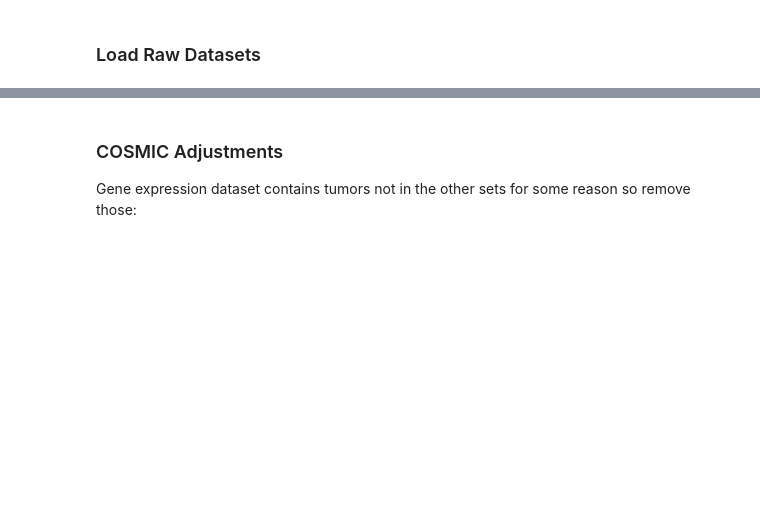
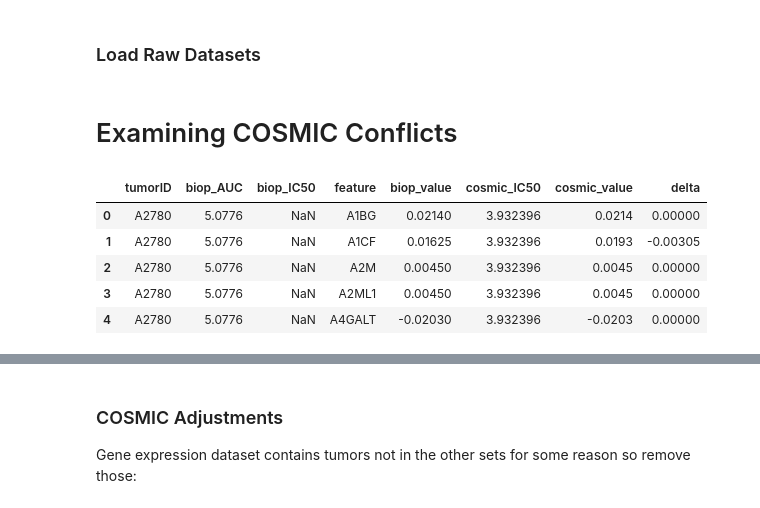
Before and after one commit to eric-czech/portfolio, a Jupyter notebook: demonstrative/python/notebooks/meetups/genomics_analytics/0_initial_analysis.ipynb, the cells around one changed output, grey strips where cells are left out. Drawn from its saved outputs; the diff is of its cells as text; code cells hidden in the pictures; blank space fills up the shorter version.

```diff
--- a/demonstrative/python/notebooks/meetups/genomics_analytics/0_initial_analysis.ipynb
+++ b/demonstrative/python/notebooks/meetups/genomics_analytics/0_initial_analysis.ipynb
@@ -69,3 +73,5 @@ d_o_cn, d_h_cn, d_c_cn = fetch_all('copy_number_log2ratios')
 d_o_ge, d_h_ge, d_c_ge = fetch_all('gene_expression')
 # %%
 d_o_mu, d_h_mu, d_c_mu = fetch_all('mutations')
+# %% [markdown]
+# Examining COSMIC Conflicts
@@ -71,0 +82,27 @@ d_o_mu, d_h_mu, d_c_mu = fetch_all('mutations')
+# %%
+d1 = d1.set_index(['tumorID', 'res_AUC', 'res_IC50', 'response', 'type']).stack()
+d1.name = 'value'
+d1 = d1.reset_index().rename(columns={
+        'level_5':'feature', 'res_AUC': 'biop_AUC',
+        'res_IC50': 'biop_IC50', 'value': 'biop_value'
+})
+d1 = d1.drop(['response', 'type'], axis=1)
+
+d2 = d2.set_index(['tumorID', 'res_IC50', 'response', 'type']).stack()
+d2.name = 'value'
+d2 = d2.reset_index().rename(columns={
+        'level_4':'feature', 'res_IC50': 'cosmic_IC50', 'value': 'cosmic_value'
+})
+d2 = d2.drop(['response', 'type'], axis=1)
+
+conflicts = pd.merge(d1, d2, on=['tumorID', 'feature'])
+conflicts['delta'] = conflicts['biop_value'] - conflicts['cosmic_value']
+
+conflicts.head()
+# %% [output]
+|  | tumorID | biop_AUC | biop_IC50 | feature | biop_value | cosmic_IC50 | cosmic_value | delta |
+| 0 | A2780 | 5.0776 | NaN | A1BG | 0.02140 | 3.932396 | 0.0214 | 0.00000 |
+| 1 | A2780 | 5.0776 | NaN | A1CF | 0.01625 | 3.932396 | 0.0193 | -0.00305 |
+| 2 | A2780 | 5.0776 | NaN | A2M | 0.00450 | 3.932396 | 0.0045 | 0.00000 |
+| 3 | A2780 | 5.0776 | NaN | A2ML1 | 0.00450 | 3.932396 | 0.0045 | 0.00000 |
+| 4 | A2780 | 5.0776 | NaN | A4GALT | -0.02030 | 3.932396 | -0.0203 | 0.00000 |
```
Also changed, not shown: parts of 4 cells of this notebook, 41 other files.
